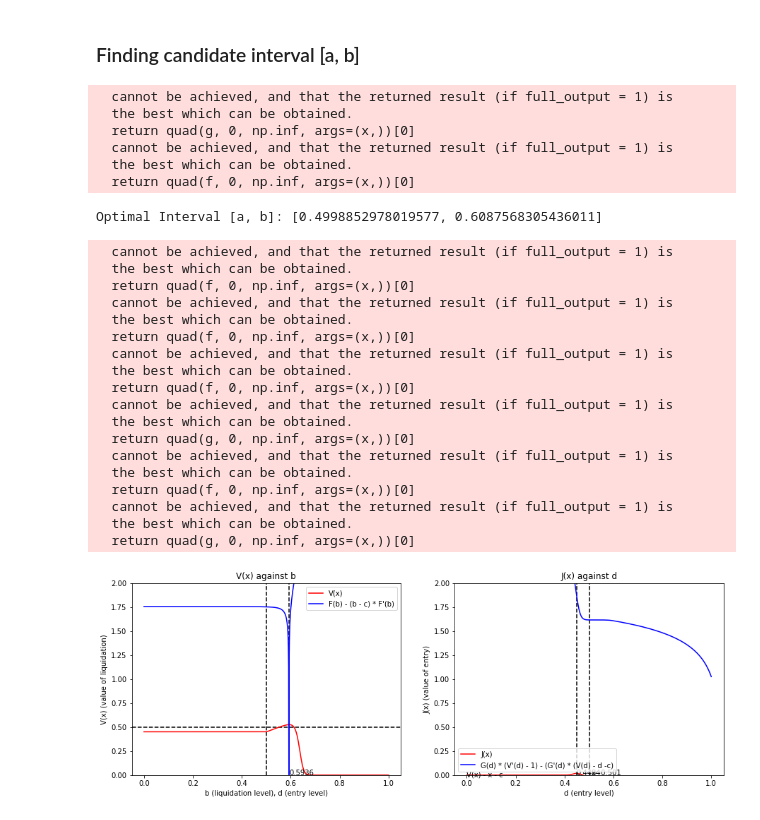
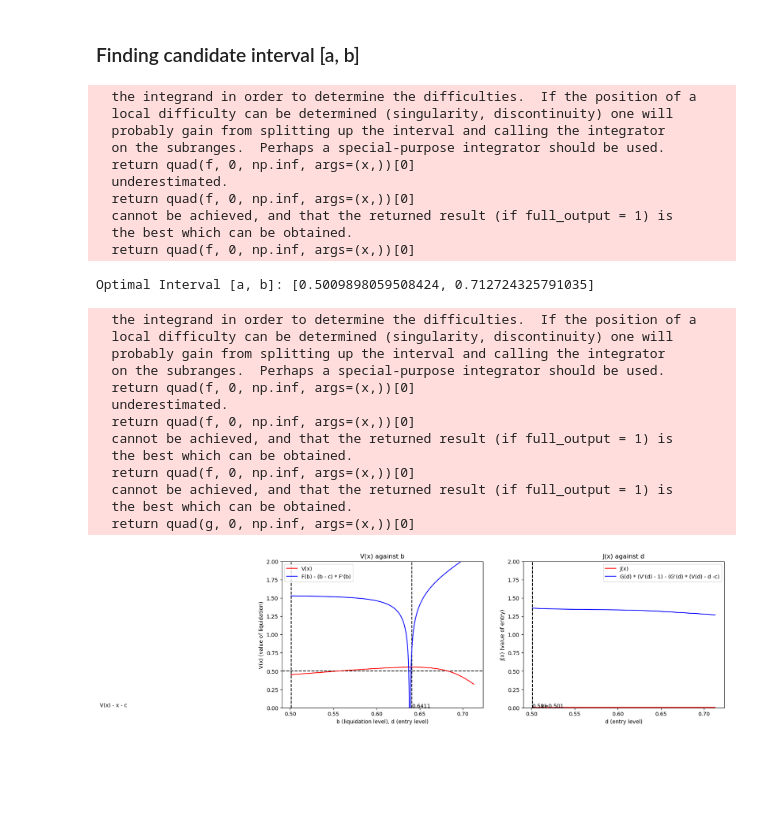
Before and after one commit to seongmin-Jo/optimal_mean_reversion_trading, a Jupyter notebook: examples2.ipynb, the cells around one changed output. Saved outputs shown, nothing was run; the diff lists cells and outputs as text; code cells hidden in the pictures; blank space fills up the shorter version.

```diff
--- a/examples2.ipynb
+++ b/examples2.ipynb
@@ -534,7 +488,7 @@ def find_optimal_interval(F,
     h = lambda z: z - c
 
     # Optimize for a and b jointly
-    initial_guess = [x - 0.05, x + 0.05]  # Replace with more educated guesses if available
+    initial_guess = [x - 0.1, x + 0.1]  # Replace with more educated guesses if available
     # initial_guess = [0.4690968492625811, 0.6004618825146063] # np.min(xt), np.max(xt)
     bounds = [(-np.inf, np.inf), (-np.inf, np.inf)]  # Replace with actual bounds if available
 
@@ -544,6 +498,10 @@ def find_optimal_interval(F,
 
     return a_star, b_star
 
+F = function_F(mu=mu, sigma=sigma, theta=theta, r=r)
+F_prime = function_F_prime(mu=mu, sigma=sigma, theta=theta, r=r)
+G = function_G(mu=mu, sigma=sigma, theta=theta, r=r)
+G_prime = function_G_prime(mu=mu, sigma=sigma, theta=theta, r=r)
 
 
 xt = compose_xt(gld, gdx, 1, B_star_gld_gdx)
@@ -556,10 +514,14 @@ a_star, b_star = find_optimal_interval(F,G, r, c, x)
 
 print("Optimal Interval [a, b]:", "[{}, {}]".format(a_star, b_star))
 # %% [output]
-  cannot be achieved, and that the returned result (if full_output = 1) is
-  the best which can be obtained.
-  return quad(g, 0, np.inf, args=(x,))[0]
+  the integrand in order to determine the difficulties.  If the position of a
+  local difficulty can be determined (singularity, discontinuity) one will
+  probably gain from splitting up the interval and calling the integrator
+  on the subranges.  Perhaps a special-purpose integrator should be used.
+  return quad(f, 0, np.inf, args=(x,))[0]
+  underestimated.
+  return quad(f, 0, np.inf, args=(x,))[0]
   cannot be achieved, and that the returned result (if full_output = 1) is
   the best which can be obtained.
   return quad(f, 0, np.inf, args=(x,))[0]
-Optimal Interval [a, b]: [0.4998852978019577, 0.6087568305436011]
+Optimal Interval [a, b]: [0.5009898059508424, 0.712724325791035]
@@ -597,10 +555,10 @@ theta, mu, sigma = get_optimal_ou_params(xt, dt=1/252)
 
 xt = compose_xt(gld, gdx, 1, B_star_gld_gdx)
 x = xt[0]
-# theta, mu, sigma = get_optimal_ou_params(xt, dt=1/252)
-theta = 0.5388
-mu = 16.6677
-sigma = 0.1599
+theta, mu, sigma = get_optimal_ou_params(xt, dt=1/252)
+# theta = 0.5388
+# mu = 16.6677
+# sigma = 0.1599
 r = 0.05
 c = 0.05
 
@@ -609,7 +567,7 @@ F_prime = function_F_prime(mu=mu, sigma=sigma, theta=theta, r=r)
 G = function_G(mu=mu, sigma=sigma, theta=theta, r=r)
 G_prime = function_G_prime(mu=mu, sigma=sigma, theta=theta, r=r)
 
-# candidate_a, candidate_b = find_optimal_interval(F, G, r, c, x)
+candidate_a, candidate_b = find_optimal_interval(F, G, r, c, x)
 # print("Optimal Interval [a, b]:", "[{}, {}]".format(candidate_a, candidate_b))
 
 # plot V(x) against b
@@ -622,7 +580,7 @@ plt.ylim([0, 2])
 plt.axvline(x=x, color='k', linestyle='--')
 plt.axhline(y=x, color='k', linestyle='--')
 
-domain = np.linspace(0.0, 1, num=1000, endpoint=True)
+domain = np.linspace(candidate_a, candidate_b, num=1000, endpoint=True)
 
 l_V = plt.plot(domain, [function_V(b=b, c=c, F=F)(x) for b in domain], color='r', label="V(x)")
 
@@ -642,41 +600,36 @@ plt.xlabel("d (entry level)")
 plt.ylabel("J(x) (value of entry)")
 plt.ylim([0, 2])
 V = function_V(b=b_star, c=c, F=F)
 V_prime = function_V(b=b_star, c=c, F=F)
 
 plt.plot(domain,
         [function_J(d=d, c=c, G=G, V=V)(x) for d in domain],
         color='r',
         label="J(x)")
 d_star = find_d_star(x=x, c=c, G=G, V=V, domain=domain)
 plt.axvline(x=d_star, color='k', linestyle='--')
 plt.text(d_star, 0 ,f"{d_star.round(4)}")
 plt.axvline(x=x, color='k', linestyle='--')
 plt.text(0, V(x) - x - c + 0.01 ,f"V(x) - x - c")
 plt.text(x  + 0.01, 0,f"x={x}")
 plt.plot(domain,
         [np.log(np.log(abs(G(d) * (V_prime(d) - 1) - (G_prime(d) * (V(d) - d -c))))) for d in domain], # to rescale
         color='b',
         label="G(d) * (V'(d) - 1) - (G'(d) * (V(d) - d -c)")
 plt.legend()
 plt.show()
 # %% [output]
-  cannot be achieved, and that the returned result (if full_output = 1) is
-  the best which can be obtained.
+  the integrand in order to determine the difficulties.  If the position of a
+  local difficulty can be determined (singularity, discontinuity) one will
+  probably gain from splitting up the interval and calling the integrator
+  on the subranges.  Perhaps a special-purpose integrator should be used.
   return quad(f, 0, np.inf, args=(x,))[0]
-  cannot be achieved, and that the returned result (if full_output = 1) is
-  the best which can be obtained.
+  underestimated.
   return quad(f, 0, np.inf, args=(x,))[0]
   cannot be achieved, and that the returned result (if full_output = 1) is
   the best which can be obtained.
   return quad(f, 0, np.inf, args=(x,))[0]
   cannot be achieved, and that the returned result (if full_output = 1) is
   the best which can be obtained.
   return quad(g, 0, np.inf, args=(x,))[0]
-  cannot be achieved, and that the returned result (if full_output = 1) is
-  the best which can be obtained.
-  return quad(f, 0, np.inf, args=(x,))[0]
-  cannot be achieved, and that the returned result (if full_output = 1) is
-  the best which can be obtained.
-  return quad(g, 0, np.inf, args=(x,))[0]
-[figure, old version]
+[figure, new version]
```
Also changed, not shown: parts of 16 cells of this notebook, 1 other file.
